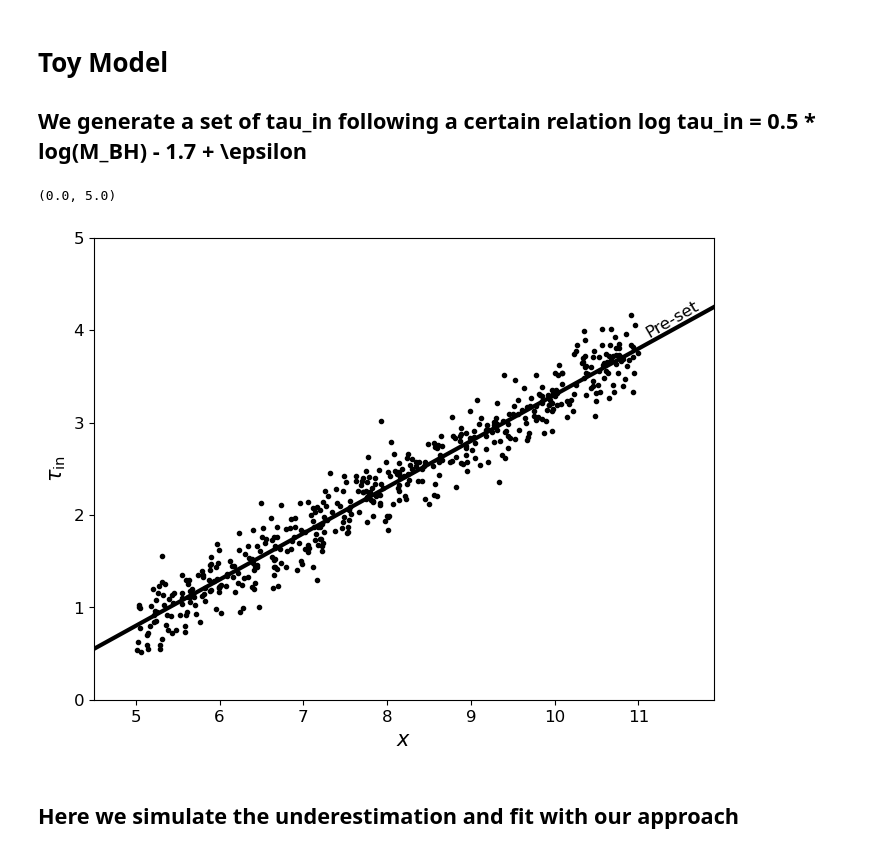
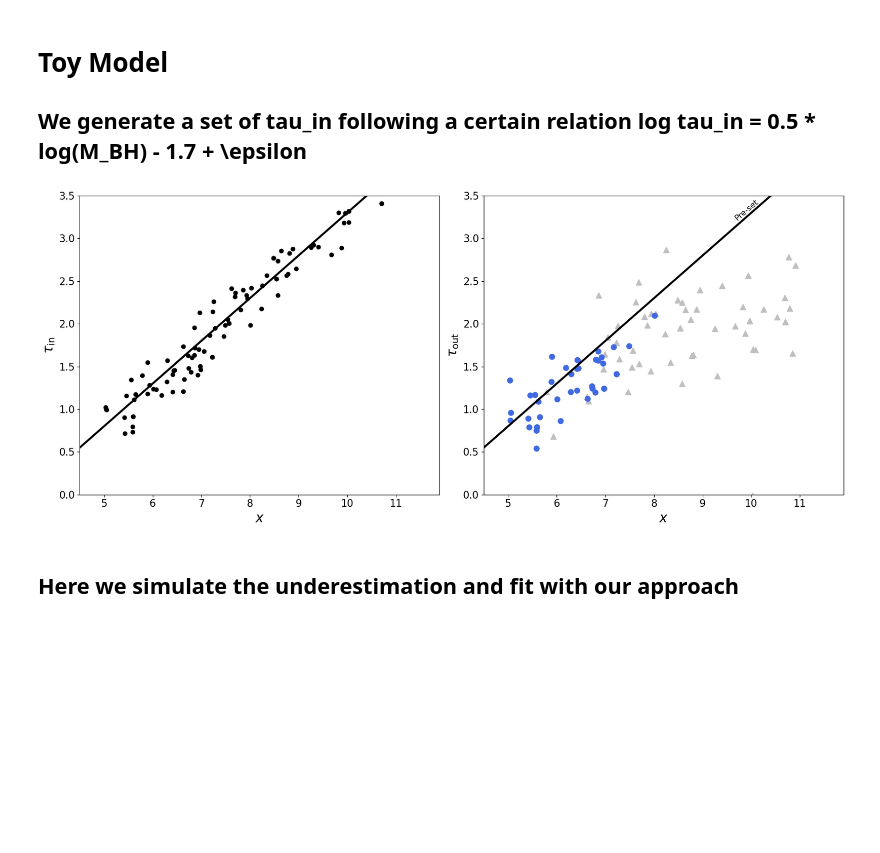
Before and after one commit to xiaris/BADDAT, a Jupyter notebook: demo.ipynb, the cells around one changed output. Saved outputs shown, nothing was run; the diff lists cells and outputs as text; code cells hidden in the pictures; blank space fills up the shorter version.

```diff
--- a/demo.ipynb
+++ b/demo.ipynb
@@ -78,25 +80,50 @@ Text(-0.35, 0.018, '$\\log \\rho_{\\rm in} = -0.5 $')
 # %%
 np.random.seed(7)
 n_samples = 500
 noise = 0.2
 logMBH_array = np.random.uniform(5, 11, n_samples)
 baseline = np.random.uniform(10,1e3,n_samples)
 n_cadence = np.random.uniform(10,1e3,n_samples)
 tau_in = np.random.normal(0.5*logMBH_array-1.7, noise)
-fig, ax = plt.subplots(1,1, figsize=(8,6))
+
+tau_m, tau_std = tau0_to_tau1(tau_in, baseline, n_cadence)
+tau =  np.random.normal(tau_m, tau_std)
+
+choice = np.random.choice(np.where(10**tau < baseline)[0], size=100)
+mask = 10**tau_m[choice] < 0.1 * baseline[choice]
+
+tau_in = tau_in[choice]
+tau = tau[choice]
+baseline = baseline[choice]
+n_cadence = n_cadence[choice]
+log_M_BH = logMBH_array[choice]
+
+
+fig, (ax0, ax) = plt.subplots(1, 2,figsize=(16.9,7.2))
 x_iter = np.arange(3,13)
-ax.plot(logMBH_array, tau_in, 'k.')
+ax0.plot(log_M_BH, tau_in, 'ko')
+ax0.plot(x_iter, 0.5*x_iter-1.7, lw=3,color='k')
+
+ax0.tick_params(axis='both', labelsize=12)
+ax0.set_xlabel(r"$x$", fontsize=20)
+ax0.set_ylabel(r"$\tau_{\rm in}$", fontsize=20)
+ax0.set_xlim(4.5,11.9)
+ax0.set_ylim(0,3.5)
+ax0.tick_params(axis='both', labelsize=15)
+
+ax.plot(log_M_BH[~mask], tau[~mask], '^',markersize=8, c='silver', label=r"$\rho_{\rm out}\geq 0.1$")
+ax.plot(log_M_BH[mask], tau[mask], 'o', markersize=8, c='royalblue', label=r"$\rho_{\rm out}< 0.1$")
 ax.plot(x_iter, 0.5*x_iter-1.7, lw=3,color='k')
-ax.text(11.4,  0.5*11.4-1.7+0.12, "Pre-set", rotation=30, ha='center', va='center', color='k', fontsize=12)
+ax.text(9.9, 0.5*9.9-1.7+0.08, "Pre-set", rotation=40, ha='center', va='center', color='k', fontsize=12)
+ax.set_xlim(4.5,11.9)
+ax.set_ylim(0,3.5)
+ax.set_xlabel(r"$x$", fontsize=20)
+ax.set_ylabel(r"$\tau_{\rm out}$", fontsize=20)
+ax.tick_params(axis='both', labelsize=15)
 
-ax.tick_params(axis='both', labelsize=12)
-ax.set_xlabel(r"$x$", fontsize=15)
-ax.set_ylabel(r"$\tau_{\rm in}$", fontsize=15)
-ax.set_xlim(4.5,11.9)
-ax.set_ylim(0,5)
+fig.tight_layout()
 # %% [output]
-(0.0, 5.0)
-[figure, old version]
+[figure, new version]
 # %% [markdown]
 ## Here we simulate the underestimation and fit with our approach
 # %%
```
Also changed, not shown: parts of 5 cells of this notebook, 2 other files.
